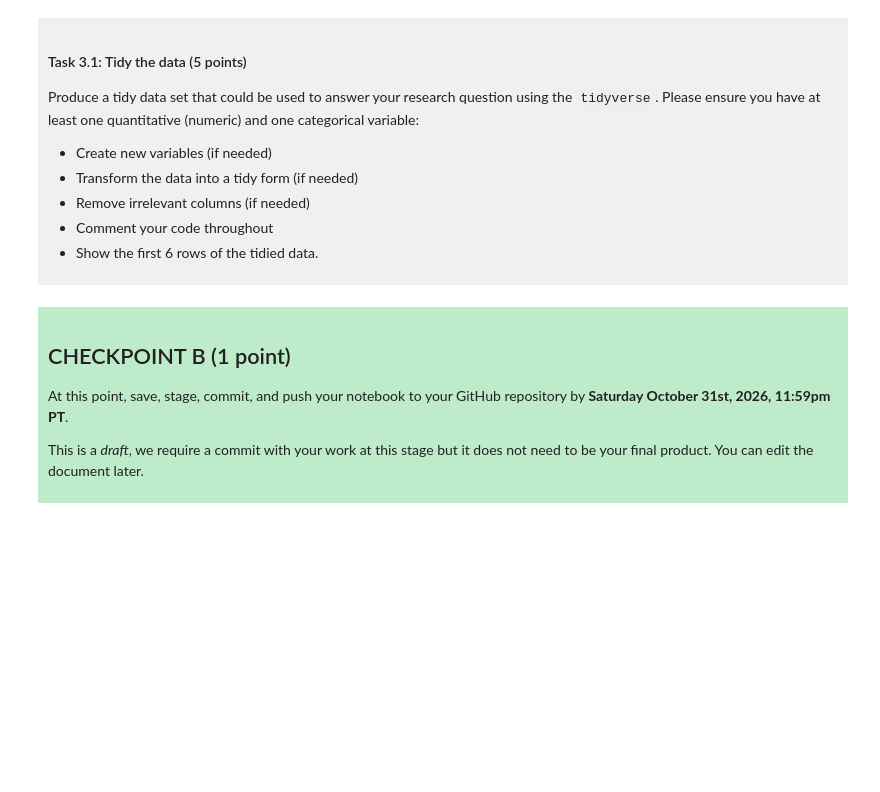
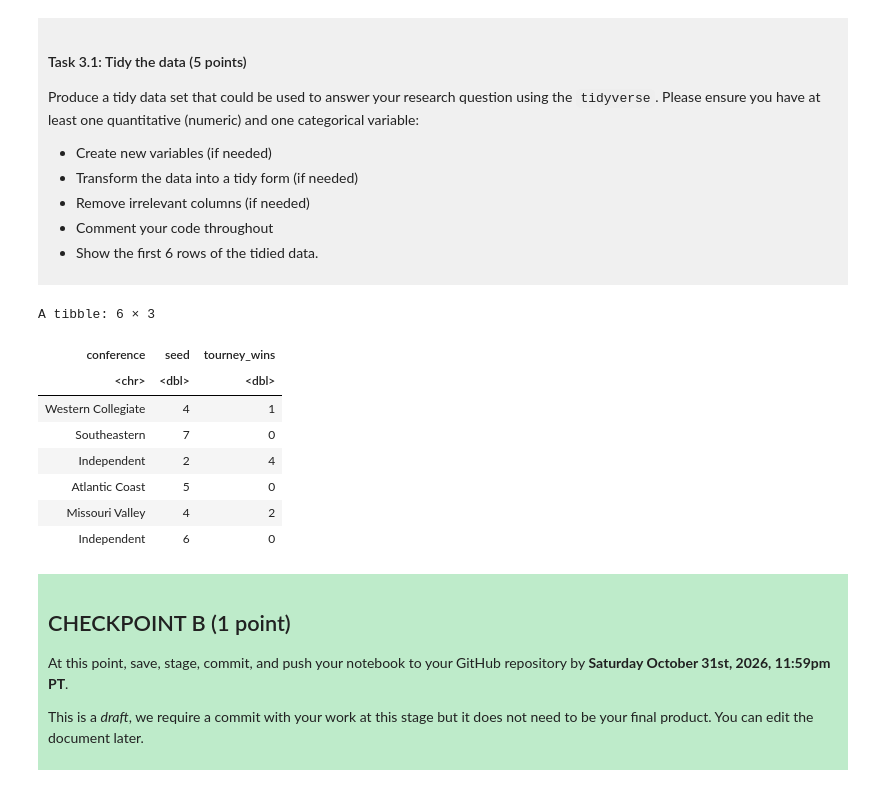
Before and after one commit to sburchat/dsci-100-project-sky-burchat, a Jupyter notebook: dsci-100-project-notebook.ipynb, the cells around one changed output. Drawn from its saved outputs; the diff is of its cells as text; code cells hidden in the pictures; blank space fills up the shorter version.

```diff
--- a/dsci-100-project-notebook.ipynb
+++ b/dsci-100-project-notebook.ipynb
@@ -189,7 +223,21 @@ Produce a tidy data set that could be used to answer your research question usin
 
 </div>
 # %%
-### EDIT THIS CODE CELL ###
+tidy_march_madness<-march_madness_data|> #assigning the data to a new object to differentiate what's been tidied.
+select(conference,seed,tourney_wins)|>  #choosing the relevant categories that fit with my prediction
+drop_na() #even though there are no na's present in the data we see currently, I added this in to ensure there won't be issues with upcoming data manipulation.
+
+head(tidy_march_madness) #collecting the first 6 rows.
+# %% [output]
+A tibble: 6 × 3
+| conference | seed | tourney_wins |
+| <chr> | <dbl> | <dbl> |
+| Western Collegiate | 4 | 1 |
+| Southeastern | 7 | 0 |
+| Independent | 2 | 4 |
+| Atlantic Coast | 5 | 0 |
+| Missouri Valley | 4 | 2 |
+| Independent | 6 | 0 |
 # %% [markdown]
 <div style="background-color: #beebca; padding: 10px;">
 
```
Also changed, not shown: parts of 3 cells of this notebook.
